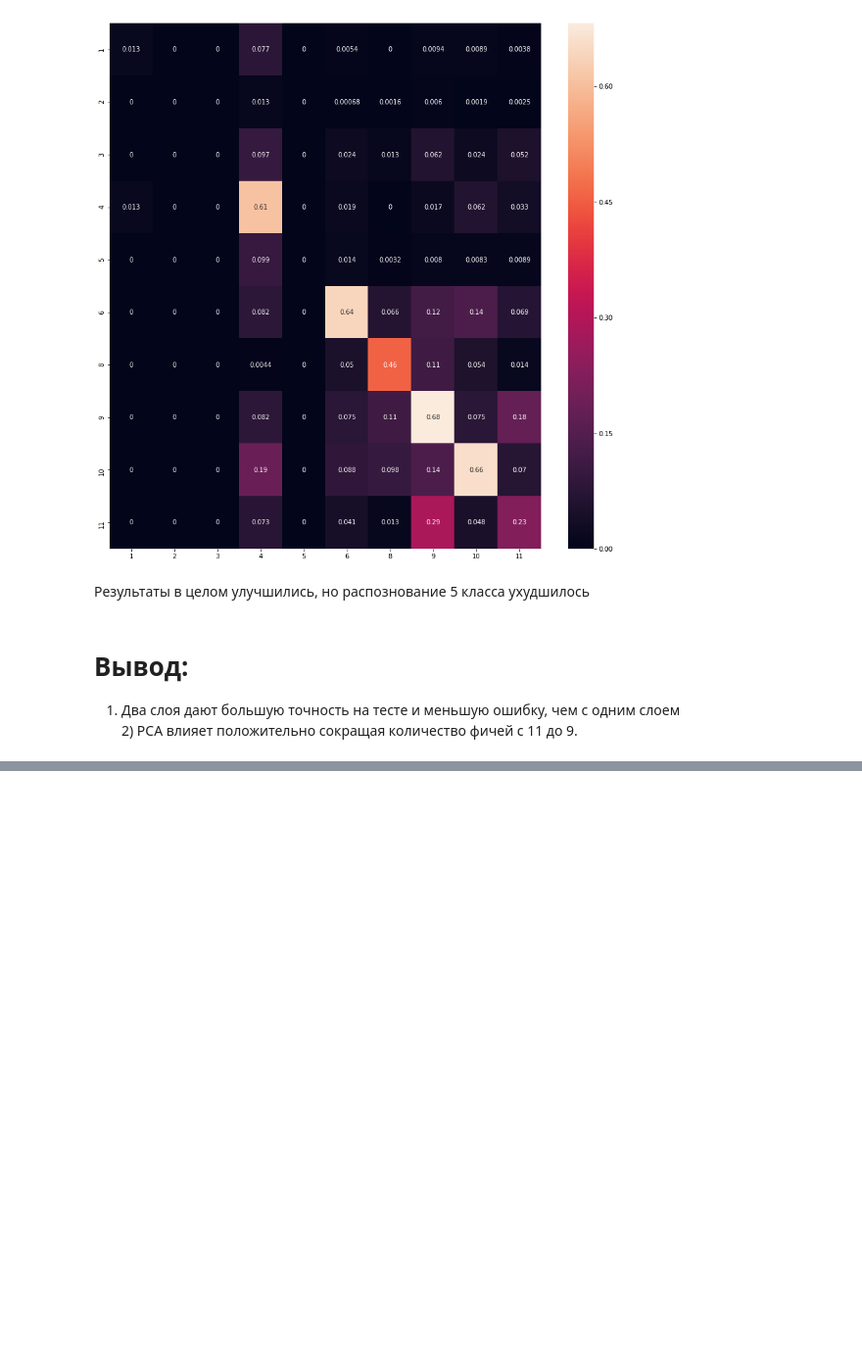
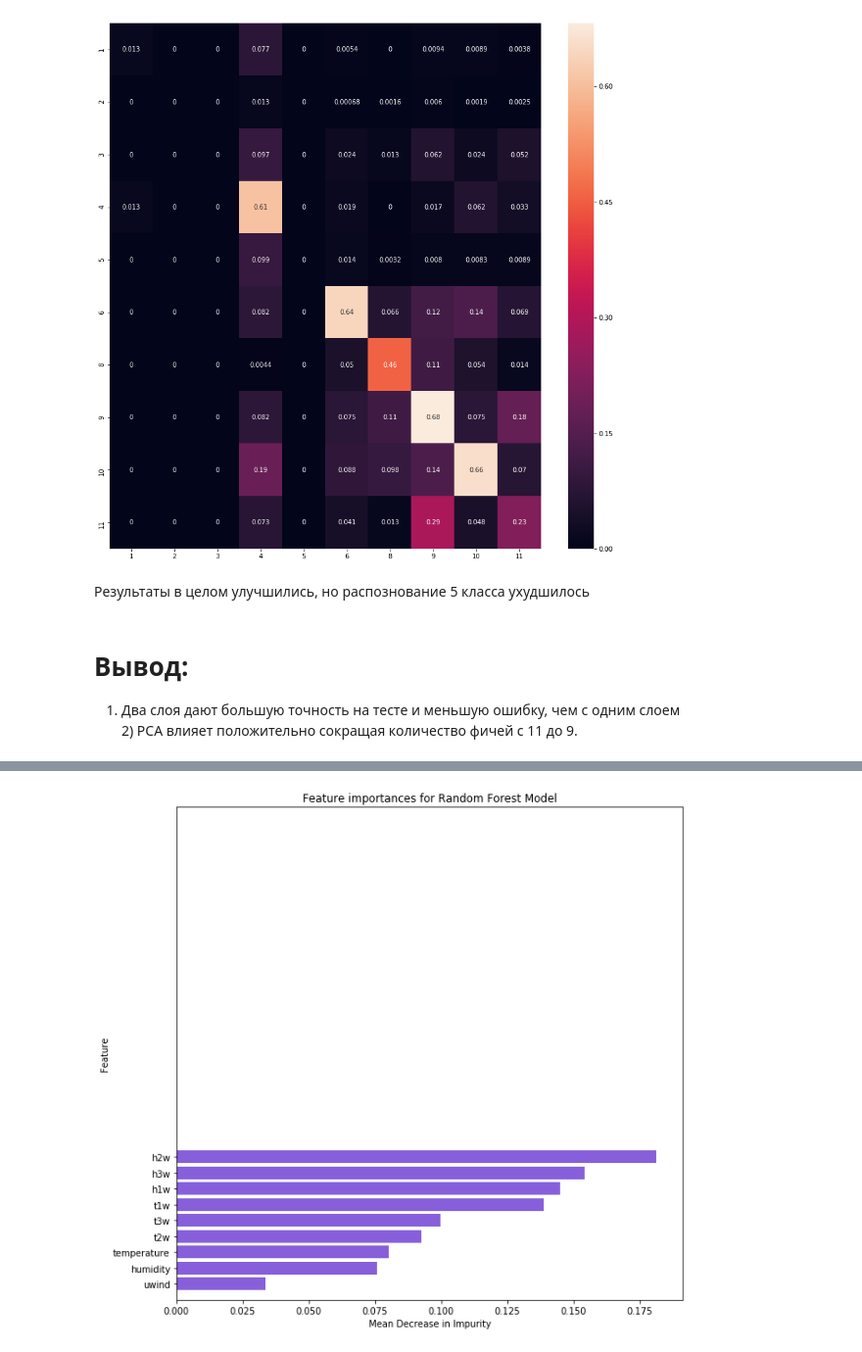
Before and after one commit to topusOctopus/Ml_tasks_Zolotykh, a Jupyter notebook: lab1_classification.ipynb, the cells around one changed output, grey strips where cells are left out. Shown at 98% size. Cells and saved outputs as stored; diff of their text form; code cells hidden in the pictures; blank space fills up the shorter version.

```diff
--- a/lab1_classification.ipynb
+++ b/lab1_classification.ipynb
@@ -2333,0 +2567,7 @@ ax = sns.heatmap(cnf_matrix / cnf_matrix.astype(np.float).sum(axis=1), annot=Tru
+# %%
+var_imp_rf = variable_importance(rfc[-1])
+importances_rf = var_imp_rf['importance']
+indices_rf = var_imp_rf['index']
+variable_importance_plot(importances_rf, indices_rf, features_names)
+# %% [output]
+[figure, added]
```
Also changed, not shown: parts of 47 cells of this notebook.
